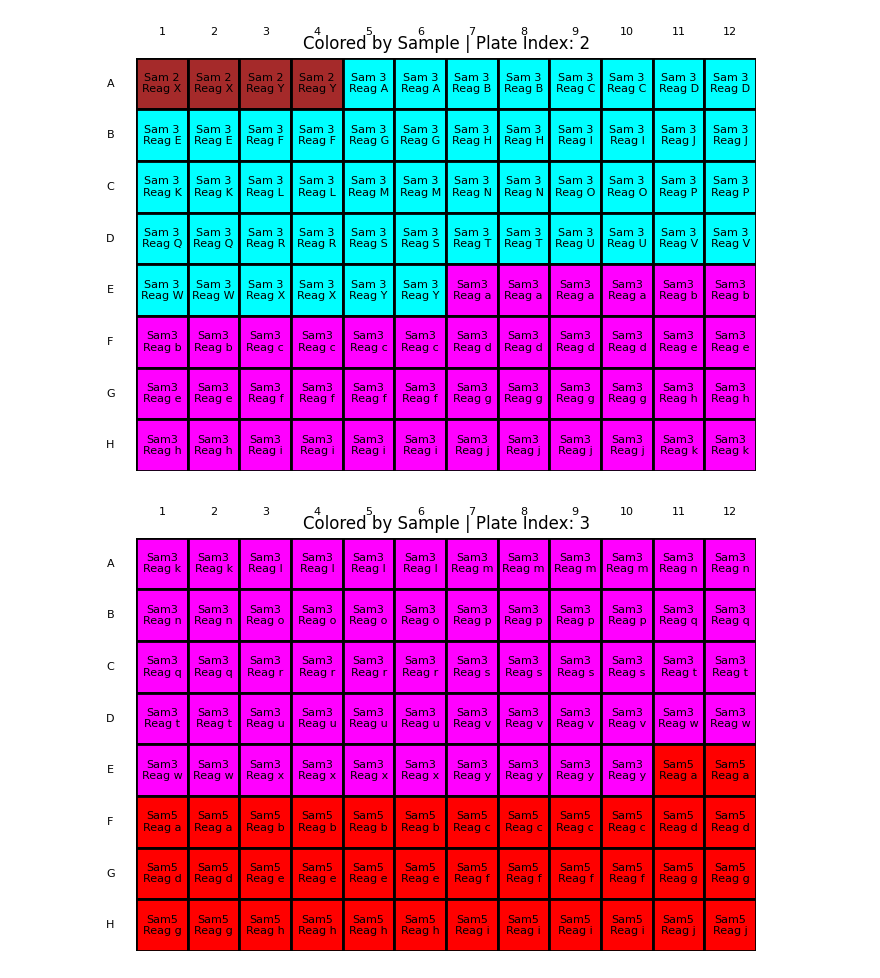
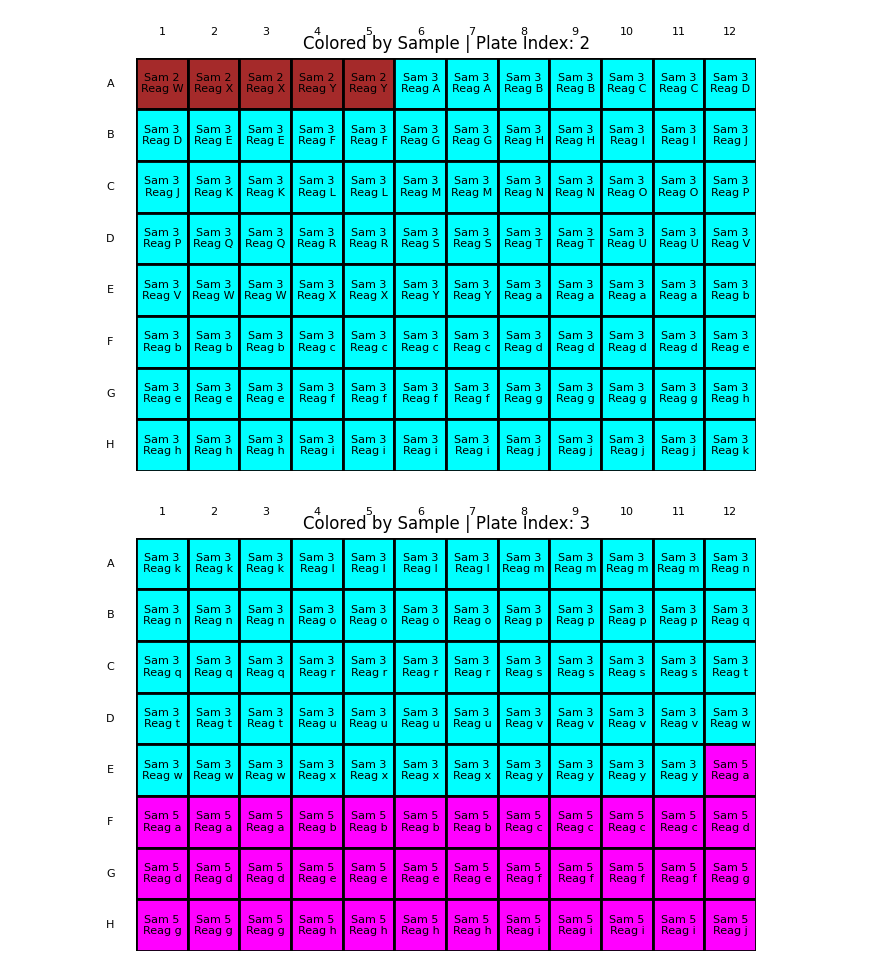
Before and after one commit to HappyPotatoman/microtiter_filler, a Jupyter notebook: microtiter_filler.ipynb, the cells around one changed output. Saved outputs shown, nothing was run; the diff lists cells and outputs as text; code cells hidden in the pictures.

```diff
--- a/microtiter_filler.ipynb
+++ b/microtiter_filler.ipynb
@@ -54,7 +54,7 @@ class PlateFiller:
         return [[[None] for _ in range(number_of_columns)] for _ in range(number_of_rows)]
 
     def fill_plates(self, plate: List[List[List[str]]], items: List[List[str]]):
-        number_of_rows, number_of_columns = self.get_plate_dimensions()
+        _, number_of_columns = self.get_plate_dimensions()
         current_well = 0
         plates = []
         for sample, reagent in items:
@@ -85,7 +85,6 @@ class PlateFiller:
         return num_rows, num_cols
 
     def group_related_experiments(self):
-        num_rows, num_cols = self.get_plate_dimensions()
         samples_per_reagent_counter = defaultdict(Counter)
         reagents_per_sample_counter = defaultdict(Counter)
         reagent_counter = Counter()
@@ -99,11 +98,9 @@ class PlateFiller:
                     sample_counter[sample] += exp_replicas
                     reagent_counter[reagent] += exp_replicas
 
-        reagents_sorted_by_frequency = [key for key, _ in reagent_counter.most_common()]
         plate = self.create_empty_plate()
-
         items_by_reagent = []
-        for reagent in reagents_sorted_by_frequency:
+        for reagent in reagent_counter:
             for sample, freq in sorted(samples_per_reagent_counter[reagent].most_common()):
                 for _ in range(freq):
                     items_by_reagent.append([sample, reagent])
@@ -160,10 +157,10 @@ class PlateFiller:
         plt.show()
 # %%
 plate_size = 96
-samples = [['Sam 1', 'Sam 2', 'Sam 3'],['Sam3','Sam5']]
-reagents = [['Reag ' + chr(ord('A') + i) for i in range(25)],['Reag ' + chr(ord('a') + i) for i in range(25)]]
-replicas = [2,4]
-number_of_wells = 9
+samples = [['Sam 1'],['Sam 1', 'Sam 2', 'Sam 3'],['Sam 3','Sam 5']]
+reagents = [['Reag X'], ['Reag ' + chr(ord('A') + i) for i in range(25)],['Reag ' + chr(ord('a') + i) for i in range(25)]]
+replicas = [1,2,4]
+number_of_wells = 4
 
 try:
     plate_filler = PlateFiller(plate_size=plate_size, samples=samples, reagents=reagents, replicas=replicas, number_of_wells=number_of_wells)
@@ -185,2 +182,2 @@ except PlateFillError as e:
-[figure, old version]
+[figure, new version]
-[figure, old version]
+[figure, new version]
```
Also changed, not shown: parts of 1 cell of this notebook.
